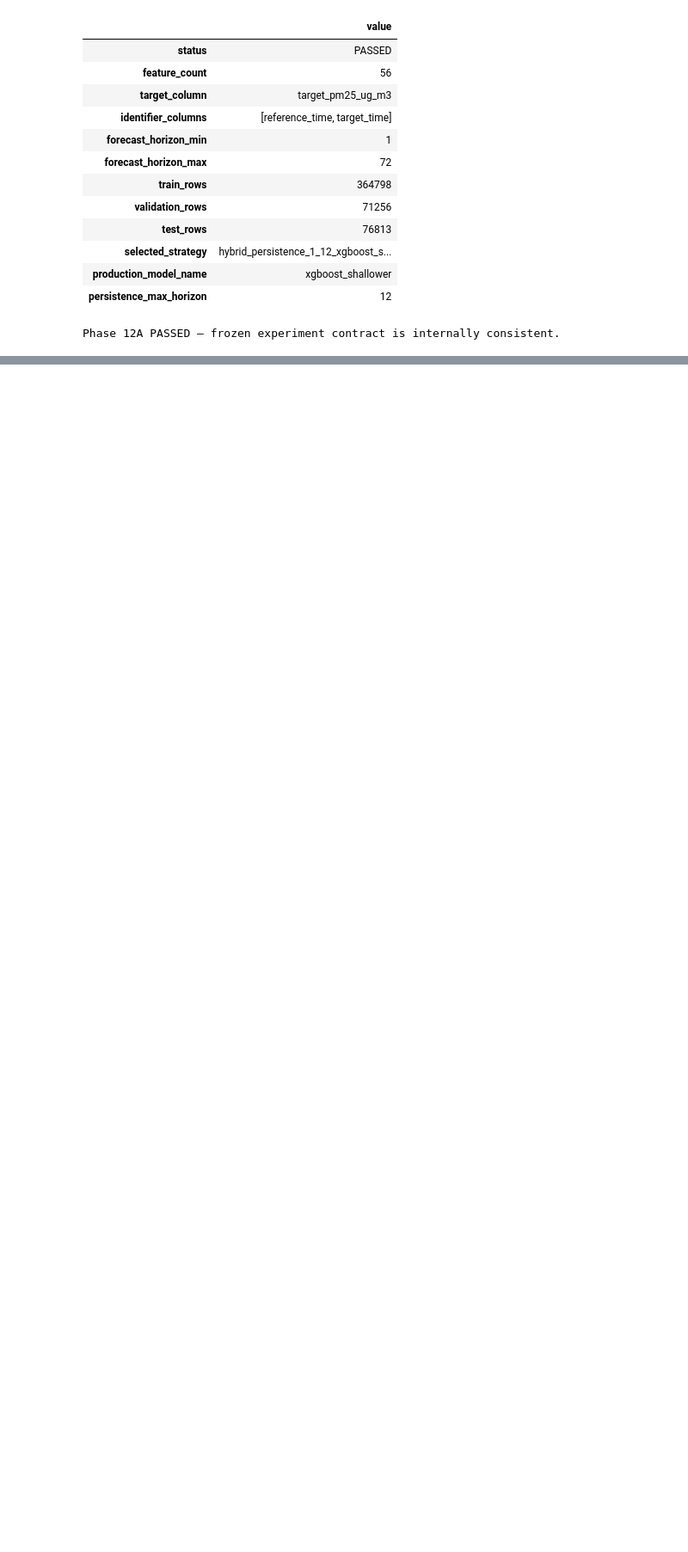
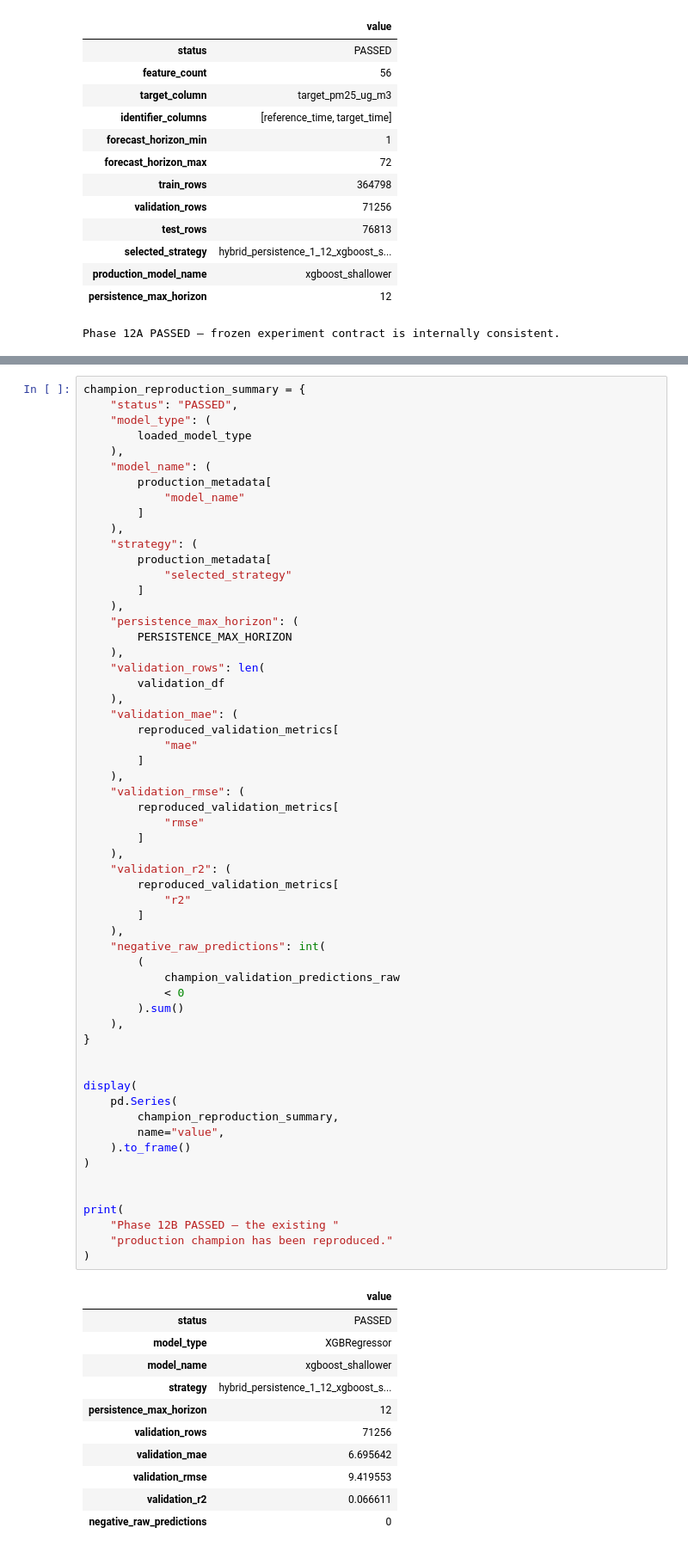
Before and after one commit to riyanj220/pearls-aqi-predictor, a Jupyter notebook: notebooks/12_model_challenger_benchmark.ipynb, the cells around one changed output, grey strips where cells are left out. Shown at 86% size. Cells and saved outputs as stored; diff of their text form; blank space fills up the shorter version.

```diff
--- a/notebooks/12_model_challenger_benchmark.ipynb
+++ b/notebooks/12_model_challenger_benchmark.ipynb
@@ -868,0 +1482,70 @@ Phase 12A PASSED — frozen experiment contract is internally consistent.
+# %%
+champion_reproduction_summary = {
+    "status": "PASSED",
+    "model_type": (
+        loaded_model_type
+    ),
+    "model_name": (
+        production_metadata[
+            "model_name"
+        ]
+    ),
+    "strategy": (
+        production_metadata[
+            "selected_strategy"
+        ]
+    ),
+    "persistence_max_horizon": (
+        PERSISTENCE_MAX_HORIZON
+    ),
+    "validation_rows": len(
+        validation_df
+    ),
+    "validation_mae": (
+        reproduced_validation_metrics[
+            "mae"
+        ]
+    ),
+    "validation_rmse": (
+        reproduced_validation_metrics[
+            "rmse"
+        ]
+    ),
+    "validation_r2": (
+        reproduced_validation_metrics[
+            "r2"
+        ]
+    ),
+    "negative_raw_predictions": int(
+        (
+            champion_validation_predictions_raw
+            < 0
+        ).sum()
+    ),
+}
+
+
+display(
+    pd.Series(
+        champion_reproduction_summary,
+        name="value",
+    ).to_frame()
+)
+
+
+print(
+    "Phase 12B PASSED — the existing "
+    "production champion has been reproduced."
+)
+# %% [output]
+|  | value |
+| status | PASSED |
+| model_type | XGBRegressor |
+| model_name | xgboost_shallower |
+| strategy | hybrid_persistence_1_12_xgboost_s... |
+| persistence_max_horizon | 12 |
+| validation_rows | 71256 |
+| validation_mae | 6.695642 |
+| validation_rmse | 9.419553 |
+| validation_r2 | 0.066611 |
+| negative_raw_predictions | 0 |
```
Also changed, not shown: parts of 12 cells of this notebook.
